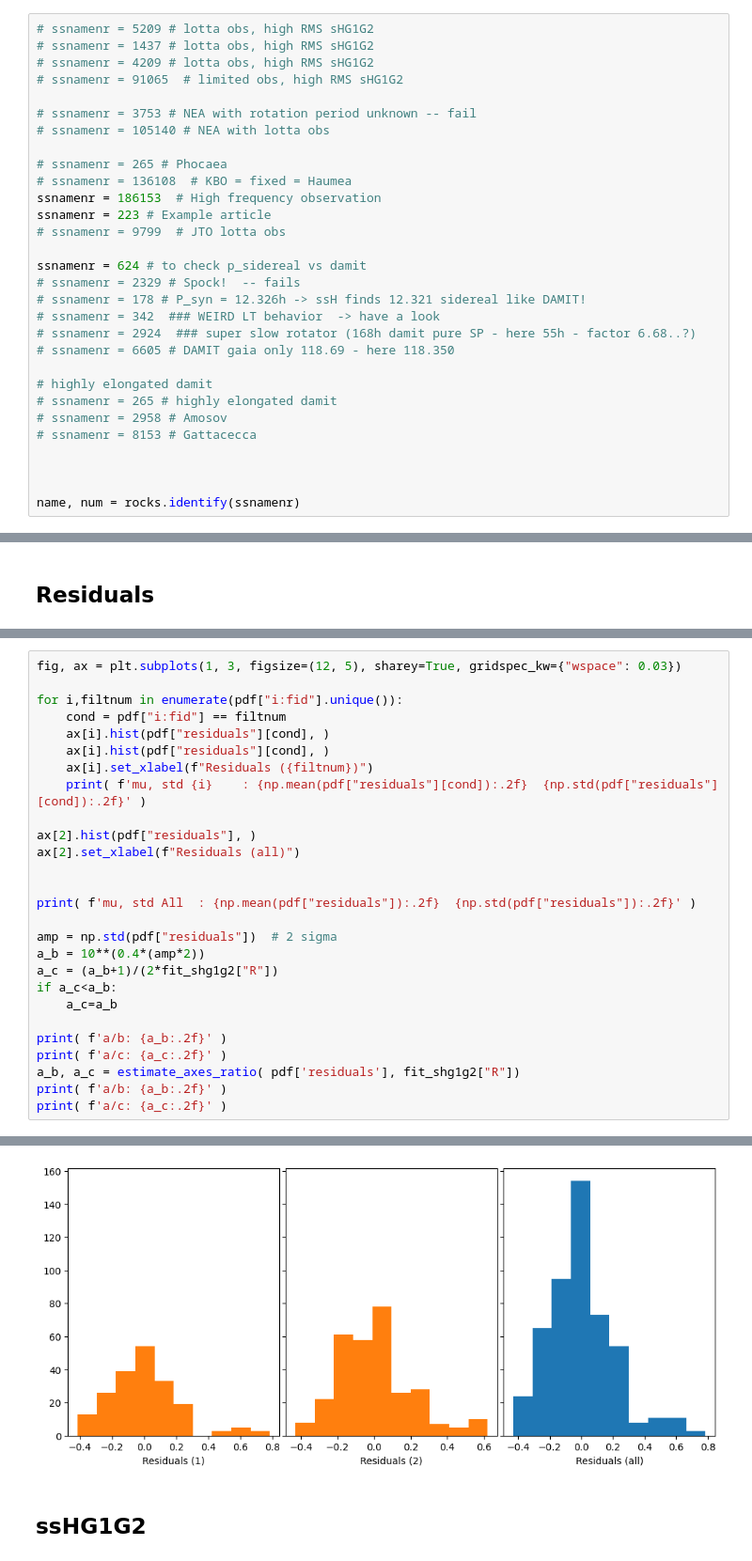
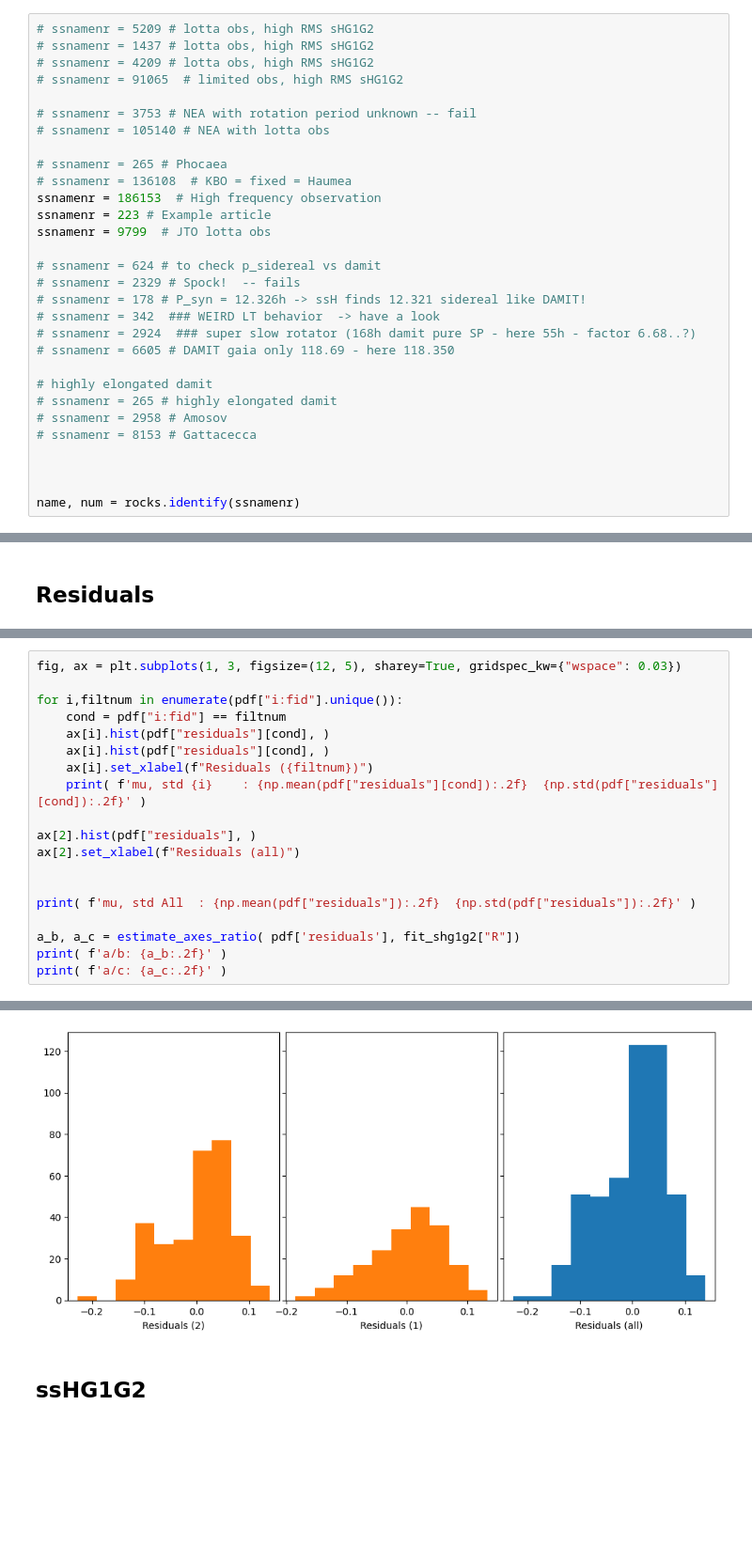
Before and after one commit to astrolabsoftware/fink-spins, a Jupyter notebook: notebooks/periods/z_test_sidereal.ipynb, the cells around one changed output, grey strips where cells are left out. Shown at 94% size. Drawn from its saved outputs; the diff is of its cells as text; blank space fills up the shorter version.

```diff
--- a/notebooks/periods/z_test_sidereal.ipynb
+++ b/notebooks/periods/z_test_sidereal.ipynb
@@ -872,9 +872,9 @@ bft = rocks.load_bft(columns=cols)
 # ssnamenr = 136108  # KBO = fixed = Haumea
 ssnamenr = 186153  # High frequency observation
 ssnamenr = 223 # Example article
-# ssnamenr = 9799  # JTO lotta obs
+ssnamenr = 9799  # JTO lotta obs
 
-ssnamenr = 624 # to check p_sidereal vs damit
+# ssnamenr = 624 # to check p_sidereal vs damit
 # ssnamenr = 2329 # Spock!  -- fails
 # ssnamenr = 178 # P_syn = 12.326h -> ssH finds 12.321 sidereal like DAMIT!
 # ssnamenr = 342  ### WEIRD LT behavior  -> have a look
@@ -968,14 +972,6 @@ ax[2].set_xlabel(f"Residuals (all)")
 
 print( f'mu, std All  : {np.mean(pdf["residuals"]):.2f}  {np.std(pdf["residuals"]):.2f}' )
 
-amp = np.std(pdf["residuals"])  # 2 sigma
-a_b = 10**(0.4*(amp*2))
-a_c = (a_b+1)/(2*fit_shg1g2["R"])
-if a_c<a_b:
-    a_c=a_b
-
-print( f'a/b: {a_b:.2f}' )
-print( f'a/c: {a_c:.2f}' )
 a_b, a_c = estimate_axes_ratio( pdf['residuals'], fit_shg1g2["R"])
 print( f'a/b: {a_b:.2f}' )
 print( f'a/c: {a_c:.2f}' )
@@ -990,4 +984,4 @@ a/c: 2.92
-[figure, old version]
+[figure, new version]
 # %% [markdown]
 ## ssHG1G2
 # %%
```
Also changed, not shown: parts of 8 cells of this notebook.
